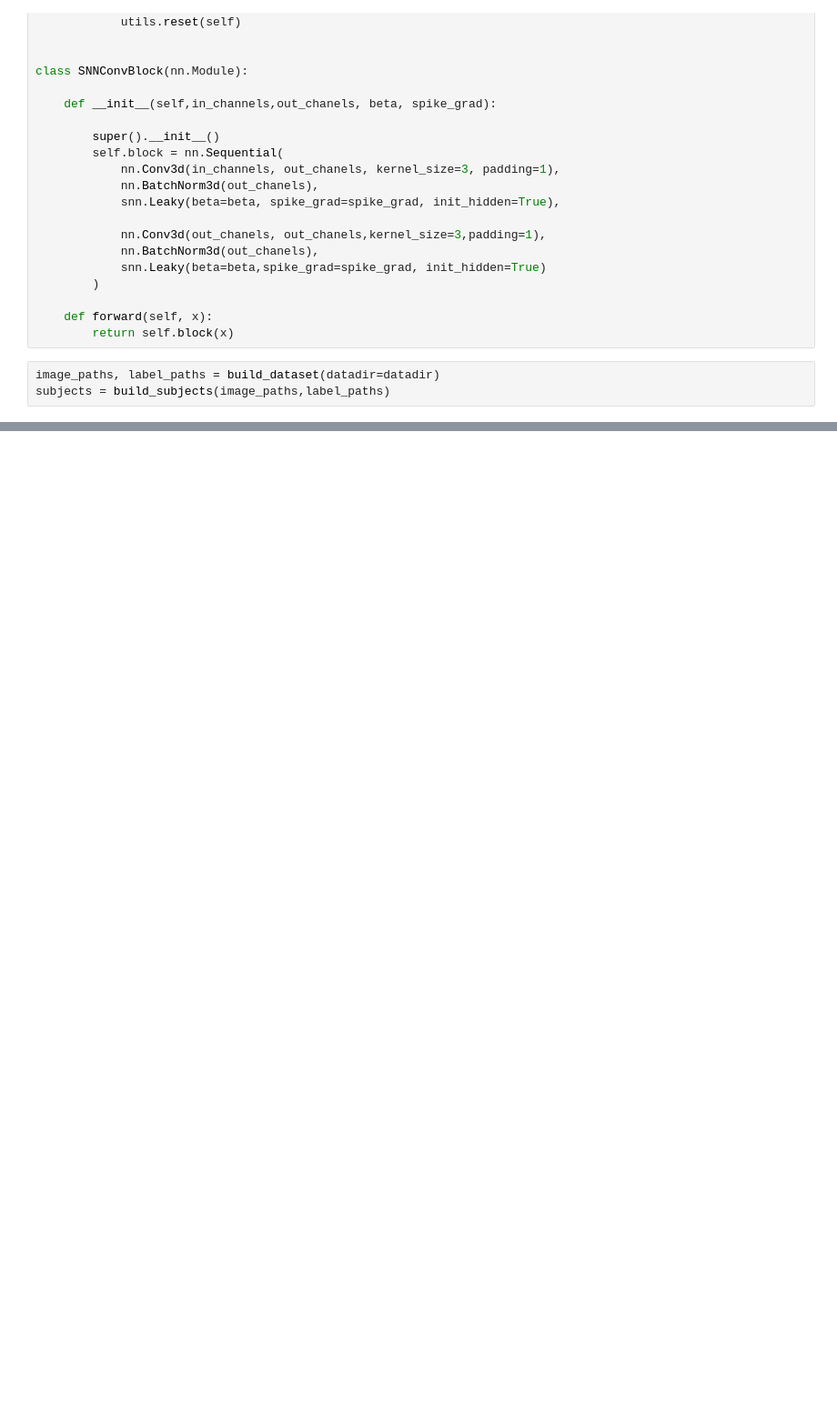
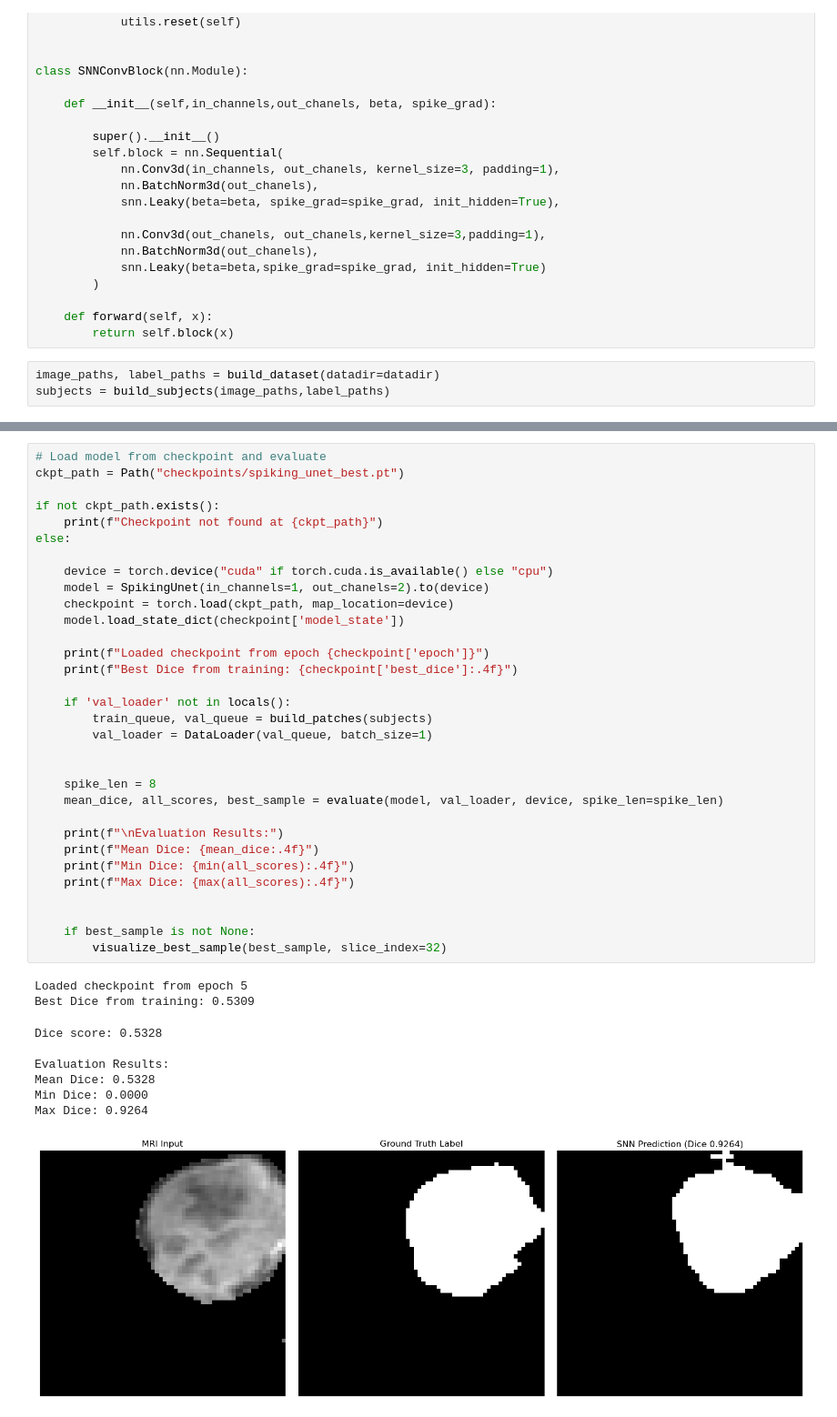
Before and after one commit to CalebWentworth/glioseg, a Jupyter notebook: src/SNNunet.ipynb, the cells around one changed output, grey strips where cells are left out. Shown at 91% size. Saved outputs shown, nothing was run; the diff lists cells and outputs as text; blank space fills up the shorter version.

```diff
--- a/src/SNNunet.ipynb
+++ b/src/SNNunet.ipynb
@@ -446,0 +596,42 @@ plt.show()
+# %%
+# Load model from checkpoint and evaluate
+ckpt_path = Path("checkpoints/spiking_unet_best.pt")
+
+if not ckpt_path.exists():
+    print(f"Checkpoint not found at {ckpt_path}")
+else:
+
+    device = torch.device("cuda" if torch.cuda.is_available() else "cpu")
+    model = SpikingUnet(in_channels=1, out_chanels=2).to(device)
+    checkpoint = torch.load(ckpt_path, map_location=device)
+    model.load_state_dict(checkpoint['model_state'])
+
+    print(f"Loaded checkpoint from epoch {checkpoint['epoch']}")
+    print(f"Best Dice from training: {checkpoint['best_dice']:.4f}")
+
+    if 'val_loader' not in locals():
+        train_queue, val_queue = build_patches(subjects)
+        val_loader = DataLoader(val_queue, batch_size=1)
+
+
+    spike_len = 8
+    mean_dice, all_scores, best_sample = evaluate(model, val_loader, device, spike_len=spike_len)
+
+    print(f"\nEvaluation Results:")
+    print(f"Mean Dice: {mean_dice:.4f}")
+    print(f"Min Dice: {min(all_scores):.4f}")
+    print(f"Max Dice: {max(all_scores):.4f}")
+
+
+    if best_sample is not None:
+        visualize_best_sample(best_sample, slice_index=32)
+# %% [output]
+Loaded checkpoint from epoch 5
+Best Dice from training: 0.5309
+Dice score: 0.5328
+
+Evaluation Results:
+Mean Dice: 0.5328
+Min Dice: 0.0000
+Max Dice: 0.9264
+[figure, added]
```
Also changed, not shown: parts of 21 cells of this notebook, 7 other files.
